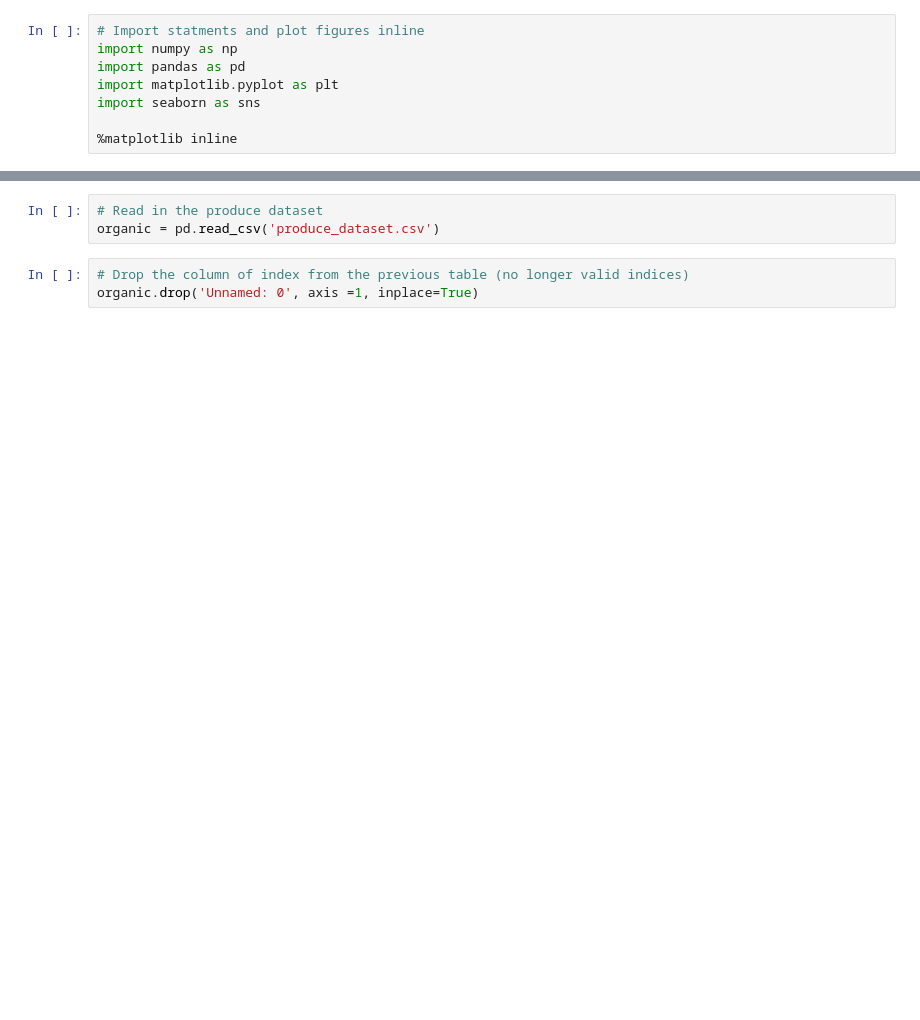
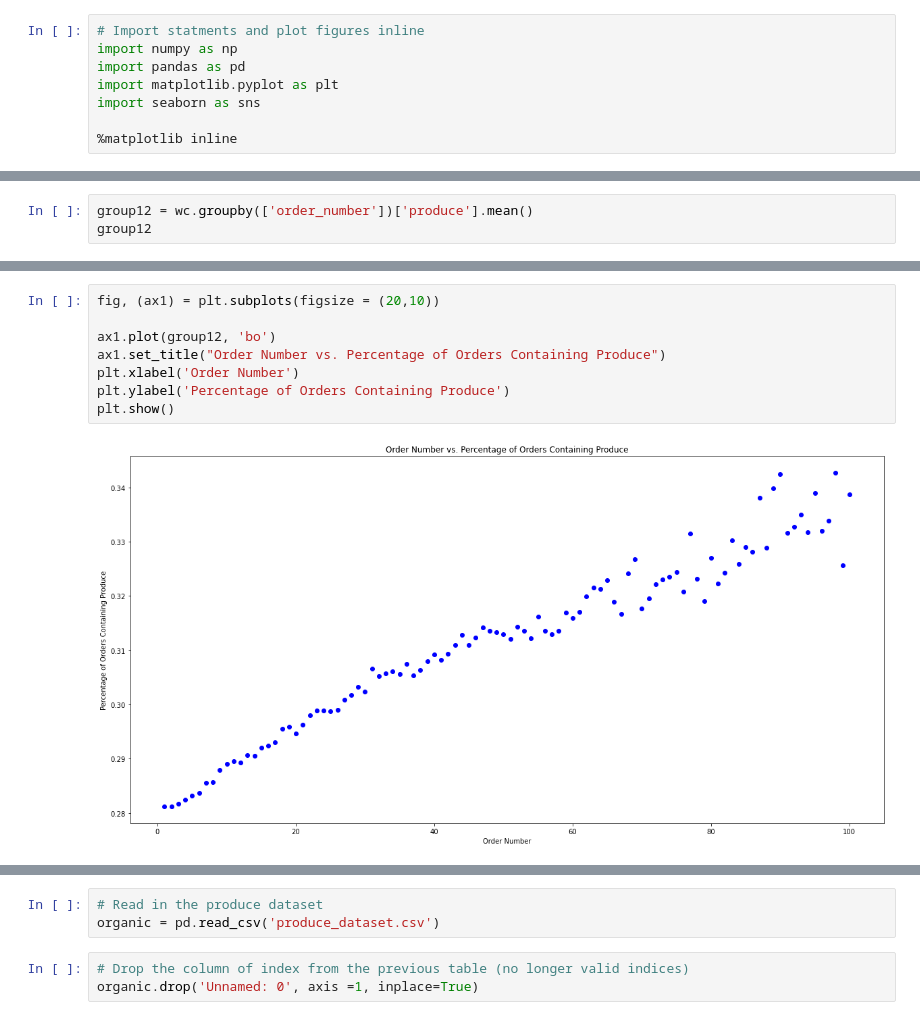
Before and after one commit to stemlock/Instacart_Market_Basket_Data_Analysis, a Jupyter notebook: roughwork_Faris.ipynb, the cells around one changed output, grey strips where cells are left out. Drawn from its saved outputs; the diff is of its cells as text; blank space fills up the shorter version.

```diff
--- a/roughwork_Faris.ipynb
+++ b/roughwork_Faris.ipynb
@@ -8,0 +205,3 @@ import seaborn as sns
+# %%
+group12 = wc.groupby(['order_number'])['produce'].mean()
+group12
@@ -8,0 +222,10 @@ import seaborn as sns
+# %%
+fig, (ax1) = plt.subplots(figsize = (20,10))
+
+ax1.plot(group12, 'bo')
+ax1.set_title("Order Number vs. Percentage of Orders Containing Produce")
+plt.xlabel('Order Number')
+plt.ylabel('Percentage of Orders Containing Produce')
+plt.show()
+# %% [output]
+[figure, added]
```
Also changed, not shown: parts of 73 cells of this notebook.
